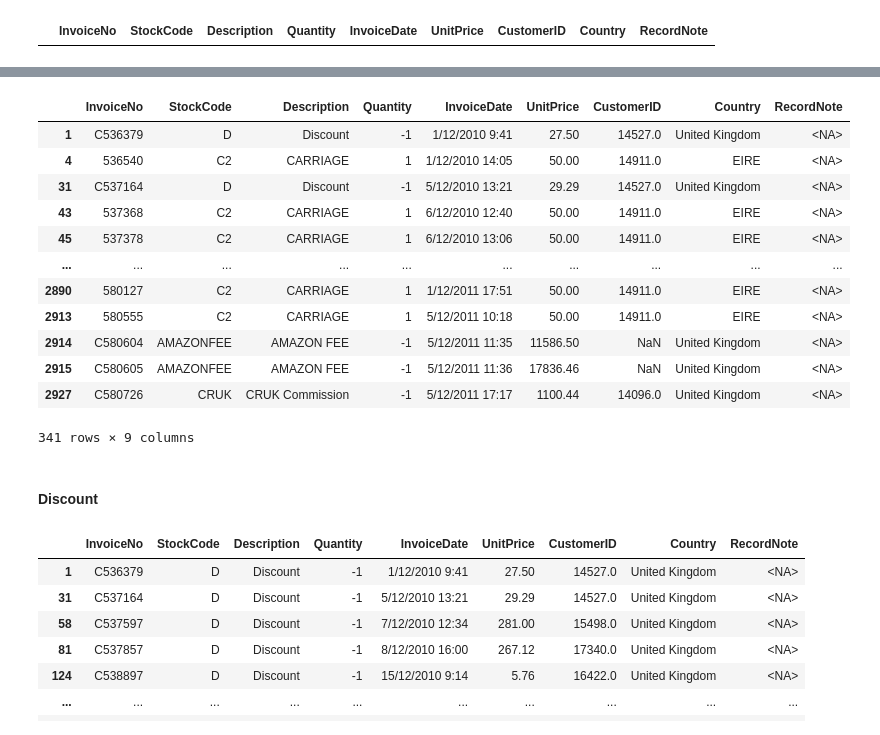
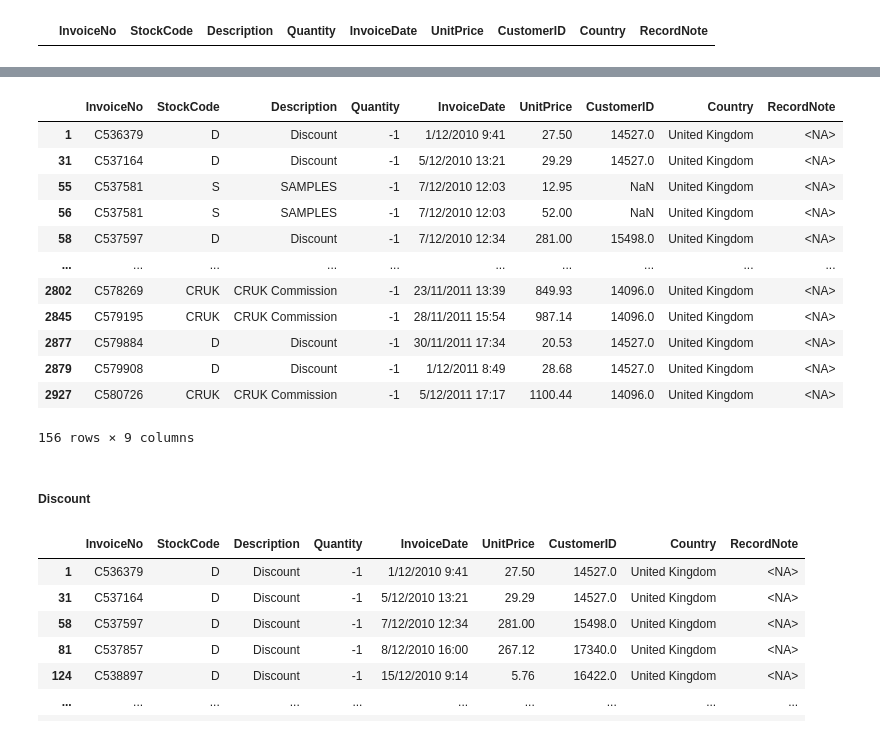
Before and after one commit to Vialesoft/Vialesoft_Devlab, a Jupyter notebook: Mini_Proyectos/ETL_Retail/Python ETL/main.ipynb, the cells around one changed output, grey strips where cells are left out. Drawn from its saved outputs; the diff is of its cells as text; code cells hidden in the pictures.

```diff
--- a/Mini_Proyectos/ETL_Retail/Python ETL/main.ipynb
+++ b/Mini_Proyectos/ETL_Retail/Python ETL/main.ipynb
@@ -747,5 +769,6 @@ df_Final = pd.concat([df_Final,
 # %%
 df_codigos_no_numericos_single = df_codigos_no_numericos_single[~df_codigos_no_numericos_single['StockCode'].str.contains(r'^gift', case=False, na=False)]
+df_codigos_no_numericos_single = df_codigos_no_numericos_single[df_codigos_no_numericos_single['StockCode'] != "PADS"]
 df_codigos_no_numericos_single
 # %% [output]
 |  | InvoiceNo | StockCode | Description | Quantity | InvoiceDate | UnitPrice | CustomerID | Country | RecordNote |
@@ -850,6 +897,7 @@ df_post
 # %%
-df_codigos_no_numericos_single = df_codigos_no_numericos_single[~df_codigos_no_numericos_single["StockCode"].str.contains(r'^POST')]
-df_codigos_no_numericos_single = df_codigos_no_numericos_single[~df_codigos_no_numericos_single["StockCode"].str.contains(r'^DOT')]
+df_codigos_no_numericos_single = df_codigos_no_numericos_single[df_codigos_no_numericos_single["StockCode"] != "POST"]
+df_codigos_no_numericos_single = df_codigos_no_numericos_single[df_codigos_no_numericos_single["StockCode"] != "DOT"]
+df_codigos_no_numericos_single = df_codigos_no_numericos_single[df_codigos_no_numericos_single["StockCode"] != "C2"]
 df_codigos_no_numericos_single
 # %% [output]
 |  | InvoiceNo | StockCode | Description | Quantity | InvoiceDate | UnitPrice | CustomerID | Country | RecordNote |
@@ -1044,5 +1112,6 @@ df_Bank
 # %%
-df_codigos_no_numericos_single = df_codigos_no_numericos_single[~df_codigos_no_numericos_single["StockCode"].str.contains("BANK CHARGES")]
+df_codigos_no_numericos_single = df_codigos_no_numericos_single[df_codigos_no_numericos_single["StockCode"] != "BANK CHARGES"]
+df_codigos_no_numericos_single = df_codigos_no_numericos_single[df_codigos_no_numericos_single["StockCode"] != "AMAZONFEE"]
 df_codigos_no_numericos_single
 # %% [output]
 |  | InvoiceNo | StockCode | Description | Quantity | InvoiceDate | UnitPrice | CustomerID | Country | RecordNote |
@@ -1143,27 +1205,28 @@ df_codigos_no_numericos_single
 # %%
-df_codigos_no_numericos_single = df_codigos_no_numericos_single[~df_codigos_no_numericos_single["Description"].str.contains("Manual")]
+df_codigos_no_numericos_single = df_codigos_no_numericos_single[~df_codigos_no_numericos_single["StockCode"].str.fullmatch('m', case=False, na=False)]
+df_codigos_no_numericos_single = df_codigos_no_numericos_single[df_codigos_no_numericos_single["StockCode"] != "B"]
 df_codigos_no_numericos_single
 # %% [output]
 |  | InvoiceNo | StockCode | Description | Quantity | InvoiceDate | UnitPrice | CustomerID | Country | RecordNote |
 | 1 | C536379 | D | Discount | -1 | 1/12/2010 9:41 | 27.50 | 14527.0 | United Kingdom | <NA> |
-| 4 | 536540 | C2 | CARRIAGE | 1 | 1/12/2010 14:05 | 50.00 | 14911.0 | EIRE | <NA> |
 | 31 | C537164 | D | Discount | -1 | 5/12/2010 13:21 | 29.29 | 14527.0 | United Kingdom | <NA> |
-| 43 | 537368 | C2 | CARRIAGE | 1 | 6/12/2010 12:40 | 50.00 | 14911.0 | EIRE | <NA> |
-| 45 | 537378 | C2 | CARRIAGE | 1 | 6/12/2010 13:06 | 50.00 | 14911.0 | EIRE | <NA> |
+| 55 | C537581 | S | SAMPLES | -1 | 7/12/2010 12:03 | 12.95 | NaN | United Kingdom | <NA> |
+| 56 | C537581 | S | SAMPLES | -1 | 7/12/2010 12:03 | 52.00 | NaN | United Kingdom | <NA> |
+| 58 | C537597 | D | Discount | -1 | 7/12/2010 12:34 | 281.00 | 15498.0 | United Kingdom | <NA> |
 | ... | ... | ... | ... | ... | ... | ... | ... | ... | ... |
-| 2890 | 580127 | C2 | CARRIAGE | 1 | 1/12/2011 17:51 | 50.00 | 14911.0 | EIRE | <NA> |
-| 2913 | 580555 | C2 | CARRIAGE | 1 | 5/12/2011 10:18 | 50.00 | 14911.0 | EIRE | <NA> |
-| 2914 | C580604 | AMAZONFEE | AMAZON FEE | -1 | 5/12/2011 11:35 | 11586.50 | NaN | United Kingdom | <NA> |
-| 2915 | C580605 | AMAZONFEE | AMAZON FEE | -1 | 5/12/2011 11:36 | 17836.46 | NaN | United Kingdom | <NA> |
+| 2802 | C578269 | CRUK | CRUK Commission | -1 | 23/11/2011 13:39 | 849.93 | 14096.0 | United Kingdom | <NA> |
+| 2845 | C579195 | CRUK | CRUK Commission | -1 | 28/11/2011 15:54 | 987.14 | 14096.0 | United Kingdom | <NA> |
+| 2877 | C579884 | D | Discount | -1 | 30/11/2011 17:34 | 20.53 | 14527.0 | United Kingdom | <NA> |
+| 2879 | C579908 | D | Discount | -1 | 1/12/2011 8:49 | 28.68 | 14527.0 | United Kingdom | <NA> |
 | 2927 | C580726 | CRUK | CRUK Commission | -1 | 5/12/2011 17:17 | 1100.44 | 14096.0 | United Kingdom | <NA> |
-341 rows × 9 columns
+156 rows × 9 columns
 # %%
 df_Manual['RecordNote'] = "Manual entry - likely stock adjustment or return"
 # %%
 df_Final = pd.concat([df_Final,
                       df_Manual])
 # %% [markdown]
-#### Discount
+##### Discount
 # %%
 df_Discount = df_codigos_no_numericos_single[df_codigos_no_numericos_single["StockCode"] == "D"].copy()
 df_Discount
```
Also changed, not shown: parts of 50 cells of this notebook.
